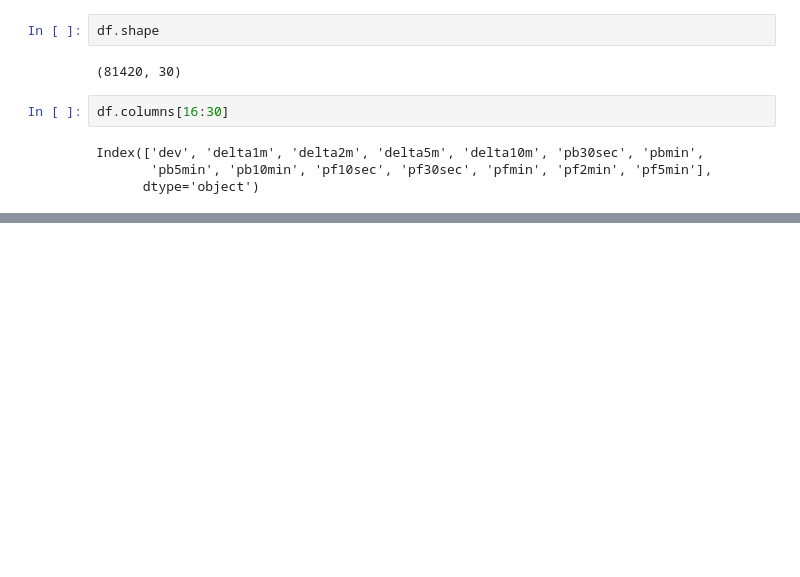
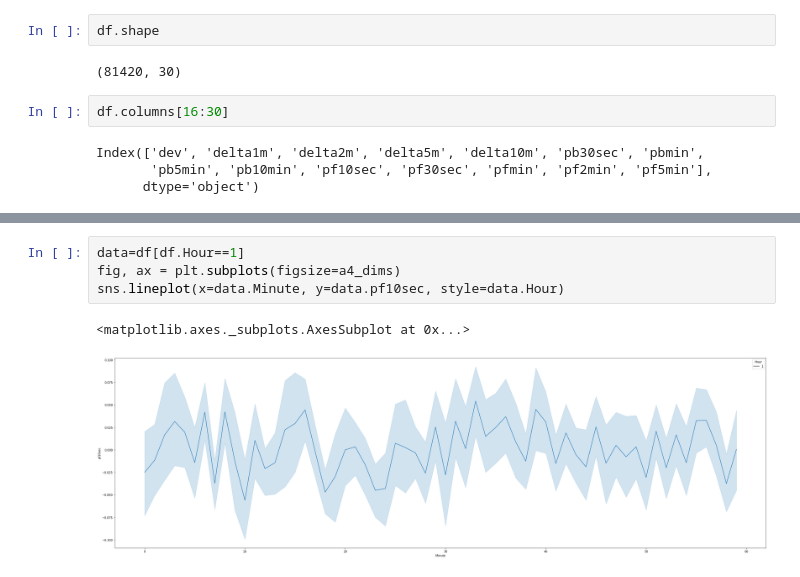
Before and after one commit to hublun/TWSApi, a Jupyter notebook: Copy_of_IBApi_Historical_Data_Visualizing.ipynb, the cells around one changed output, grey strips where cells are left out. Saved outputs shown, nothing was run; the diff lists cells and outputs as text; blank space fills up the shorter version.

```diff
--- a/Copy_of_IBApi_Historical_Data_Visualizing.ipynb
+++ b/Copy_of_IBApi_Historical_Data_Visualizing.ipynb
@@ -99,0 +116,7 @@ Index(['dev', 'delta1m', 'delta2m', 'delta5m', 'delta10m', 'pb30sec', 'pbmin',
+# %%
+data=df[df.Hour==1]
+fig, ax = plt.subplots(figsize=a4_dims)
+sns.lineplot(x=data.Minute, y=data.pf10sec, style=data.Hour)
+# %% [output]
+<matplotlib.axes._subplots.AxesSubplot at 0x...>
+[figure, added]
```
Also changed, not shown: parts of 6 cells of this notebook.
